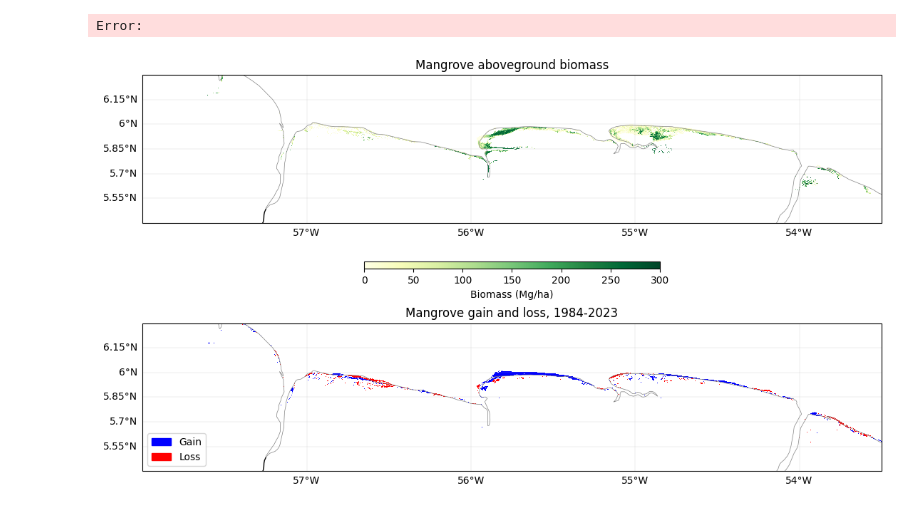
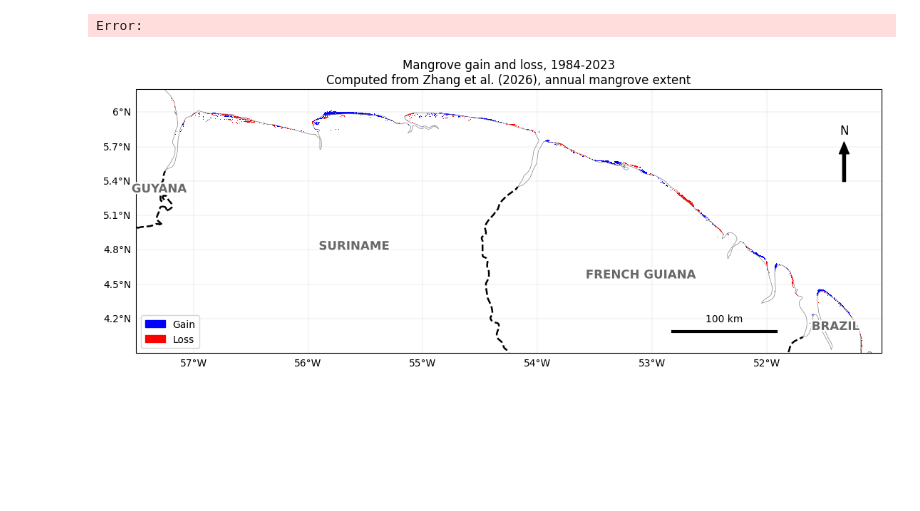
Before and after one commit to L1laBan3/Suriname-Mangrove-Project, a Jupyter notebook: InitialPlots.ipynb, the cells around one changed output. Drawn from its saved outputs; the diff is of its cells as text; code cells hidden in the pictures; blank space fills up the shorter version.

Commit message:
Gain vs Loss Clean up

```diff
--- a/InitialPlots.ipynb
+++ b/InitialPlots.ipynb
@@ -345,10 +345,13 @@ import cartopy.crs as ccrs
 import cartopy.feature as cfeature
 from matplotlib.colors import ListedColormap
 from matplotlib.patches import Patch
+import matplotlib.patheffects as pe
 
 # --- Settings ---
-BOUNDS = (-58, 5.4, -53.5, 6.3)  # west, south, east, north
-BIOMASS_FILE = "suriname_fguiana_mangrove_agb.tif"
+BOUNDS = (-57.5, 3.9, -51.0, 6.2)  # west, south, east, north (Suriname + French Guiana)
+
+# Gain/loss: computed in Google Earth Engine from the annual mangrove extent maps
+# of Zhang et al. (2026), CGMD-Extent30; exported as GeoTIFFs.
 CHANGE_FILES = {
     "1984-2023": "suriname_fguiana_mangrove_change_1984_2023.tif",
     "2004-2023": "suriname_fguiana_mangrove_change_2004_2023.tif",
@@ -356,58 +359,88 @@ CHANGE_FILES = {
 
 # --- Helpers ---
 def read_window(path, bounds=BOUNDS):
     """Read only the part of a raster inside the bounding box."""
     west, south, east, north = bounds
     with rasterio.open(path) as src:
         win = from_bounds(west, south, east, north, src.transform)
         data = src.read(1, window=win).astype("float32")
         left, bottom, right, top = src.window_bounds(win)
     return data, [left, right, bottom, top]
 
+def add_scale_bar(ax, length_km=100, location=(0.72, 0.08)):
+    """Draw a scale bar in km, sized for the middle latitude of the map."""
+    west, east, south, north = ax.get_extent(crs=ccrs.PlateCarree())
+    lat_mid = (south + north) / 2
+    length_deg = length_km / (111.32 * np.cos(np.radians(lat_mid)))
+    x0 = west + location[0] * (east - west)
+    y0 = south + location[1] * (north - south)
+    ax.plot([x0, x0 + length_deg], [y0, y0], color="black", linewidth=3,
+            transform=ccrs.PlateCarree(), zorder=10)
+    ax.text(x0 + length_deg / 2, y0 + 0.03 * (north - south), f"{length_km} km",
+            ha="center", va="bottom", transform=ccrs.PlateCarree(), zorder=10)
+
+def add_north_arrow(ax, x=0.95, y=0.80, length=0.15):
+    """Draw a north arrow in axes coordinates (0 to 1)."""
+    ax.annotate("", xy=(x, y), xytext=(x, y - length), xycoords="axes fraction",
+                arrowprops=dict(facecolor="black", width=3, headwidth=10), zorder=10)
+    ax.text(x, y + 0.02, "N", ha="center", va="bottom",
+            transform=ax.transAxes, fontsize=12, zorder=10)
+
+COUNTRY_LABELS = {          # name: (lon, lat); adjust by eye
+    "SURINAME": (-55.6, 4.8),
+    "FRENCH GUIANA": (-53.1, 4.55),
+    "BRAZIL": (-51.4, 4.1),
+    "GUYANA": (-57.3, 5.3),
+}
+
+def add_country_labels(ax, bounds=BOUNDS):
+    """Write country names, only where they fall inside the map box."""
+    west, south, east, north = bounds
+    for name, (lon, lat) in COUNTRY_LABELS.items():
+        if west < lon < east and south < lat < north:
+            ax.text(lon, lat, name, transform=ccrs.PlateCarree(), ha="center",
+                    fontsize=12, fontweight="bold", color="dimgray", zorder=11,
+                    path_effects=[pe.withStroke(linewidth=3, foreground="white")])
+
 def style_map(ax, bounds=BOUNDS):
     """Zoom to the study area and add borders, coastline and grid labels."""
     west, south, east, north = bounds
     ax.set_extent([west, east, south, north], crs=ccrs.PlateCarree())
-    ax.add_feature(cfeature.BORDERS, linewidth=1, edgecolor="black")
+    borders_10m = cfeature.NaturalEarthFeature(
+        "cultural", "admin_0_boundary_lines_land", "10m",
+        edgecolor="black", facecolor="none")
+    ax.add_feature(borders_10m, linewidth=1.8, linestyle="--", zorder=9)
     ax.add_feature(cfeature.COASTLINE, linewidth=0.5, edgecolor="gray")
     gl = ax.gridlines(draw_labels=True, linewidth=0.3, alpha=0.5)
     gl.top_labels = False
     gl.right_labels = False
+    add_scale_bar(ax)
+    add_north_arrow(ax)
+    add_country_labels(ax)
 
-# --- Biomass only needs reading once ---
-agb, agb_extent = read_window(BIOMASS_FILE)
-agb[agb <= 0] = np.nan
+def plot_change(period):
+    change, change_extent = read_window(CHANGE_FILES[period])
+    change[change == 0] = np.nan  # hide "no change"
 
-def plot_biomass_and_change(period):
-    change, change_extent = read_window(CHANGE_FILES[period])
-    change[change == 0] = np.nan
-
-    fig, (ax_agb, ax_chg) = plt.subplots(
-        2, 1, figsize=(11, 6.4), layout="constrained",
+    fig, ax = plt.subplots(
+        figsize=(11, 5), layout="constrained",
         subplot_kw={"projection": ccrs.PlateCarree()})
 
-    im = ax_agb.imshow(agb, extent=agb_extent, origin="upper", cmap="YlGn", vmin=0, vmax=300,
-                       transform=ccrs.PlateCarree(), interpolation="nearest")
-    ax_agb.set_title("Mangrove aboveground biomass")
-    fig.colorbar(im, ax=ax_agb, orientation="horizontal", shrink=0.4, aspect=40,
-                 pad=0.12, label="Biomass (Mg/ha)")
+    ax.imshow(change, extent=change_extent, origin="upper",
+              cmap=ListedColormap(["blue", "red"]), vmin=1, vmax=2,
+              transform=ccrs.PlateCarree(), interpolation="nearest")
+    ax.set_title(f"Mangrove gain and loss, {period}\n"
+                 "Computed from Zhang et al. (2026), annual mangrove extent")
+    ax.legend(handles=[Patch(color="blue", label="Gain"), Patch(color="red", label="Loss")],
+              loc="lower left")
+    style_map(ax)
 
-    ax_chg.imshow(change, extent=change_extent, origin="upper",
-                  cmap=ListedColormap(["blue", "red"]), vmin=1, vmax=2,
-                  transform=ccrs.PlateCarree(), interpolation="nearest")
-    ax_chg.set_title(f"Mangrove gain and loss, {period}")
-    ax_chg.legend(handles=[Patch(color="blue", label="Gain"), Patch(color="red", label="Loss")],
-                  loc="lower left")
-
-    for ax in (ax_agb, ax_chg):
-        style_map(ax)
-
-    fig.savefig(f"mangrove_biomass_gain_loss_{period.replace('-', '_')}.png",
+    fig.savefig(f"mangrove_gain_loss_{period.replace('-', '_')}.png",
                 dpi=200, bbox_inches="tight")
     plt.show()
 
 # --- Make both figures ---
 for period in CHANGE_FILES:
-    plot_biomass_and_change(period)
+    plot_change(period)
 # %% [output]
-[figure, old version]
+[figure, new version]
```
Also changed, not shown: parts of 2 cells of this notebook, 4 other files.
